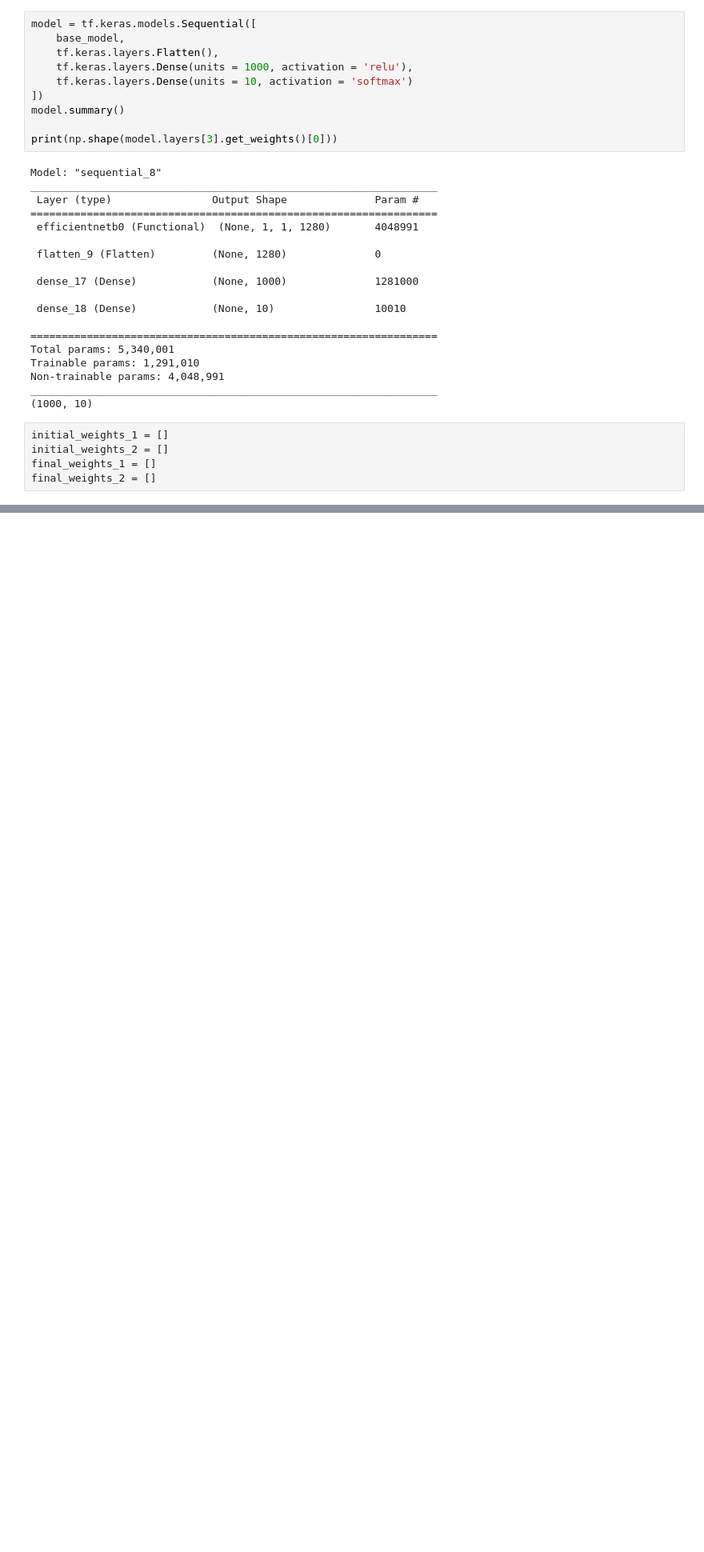
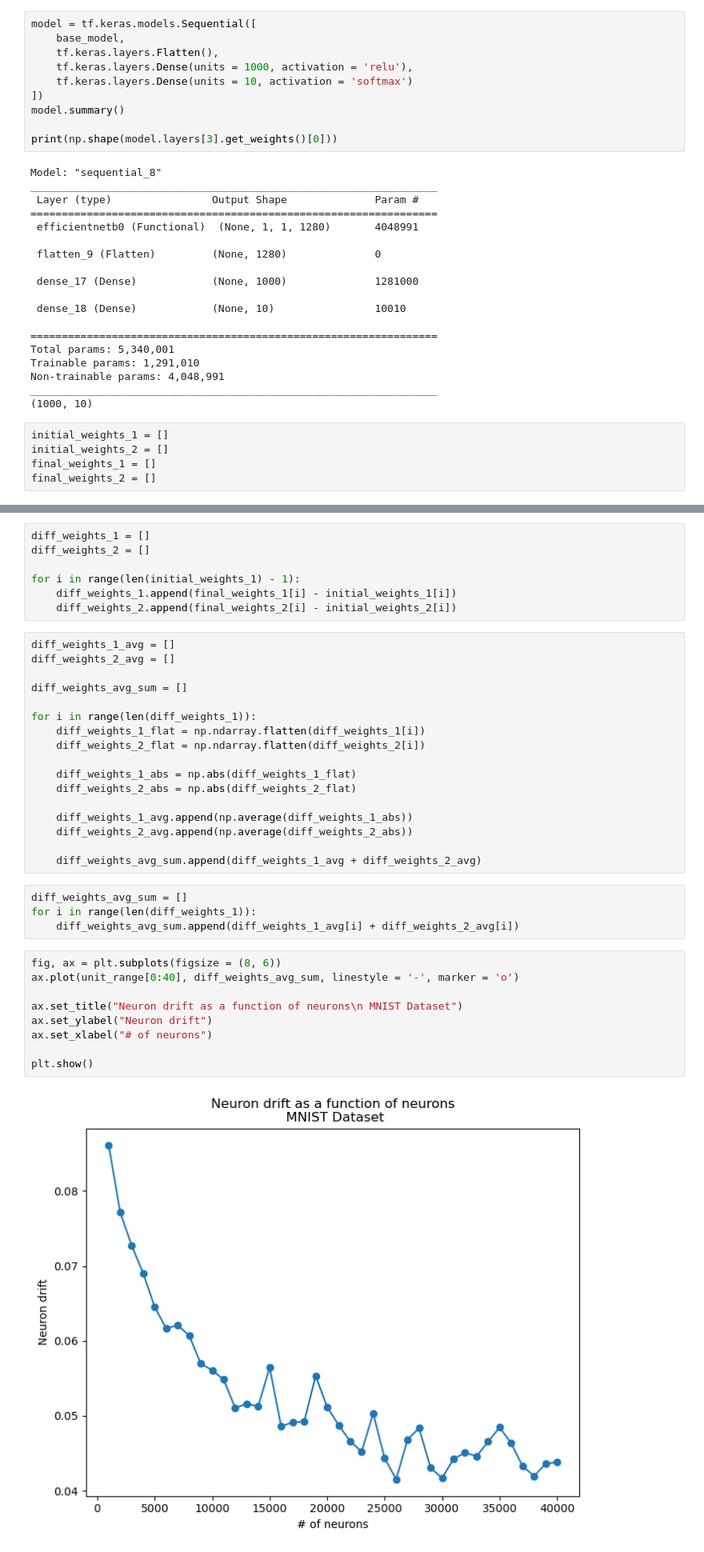
Before and after one commit to Kennethm-spec/Exploring-the-Limits-of-Lazy-Training-in-Neural-Networks, a Jupyter notebook: sample_loss.ipynb, the cells around one changed output, grey strips where cells are left out. Shown at 80% size. Saved outputs shown, nothing was run; the diff lists cells and outputs as text; blank space fills up the shorter version.

Commit message:
MNIST lazy training exhibited

```diff
--- a/sample_loss.ipynb
+++ b/sample_loss.ipynb
@@ -176,0 +178,39 @@ Epoch 4/5
+# %%
+diff_weights_1 = []
+diff_weights_2 = []
+
+for i in range(len(initial_weights_1) - 1):
+    diff_weights_1.append(final_weights_1[i] - initial_weights_1[i])
+    diff_weights_2.append(final_weights_2[i] - initial_weights_2[i])
+# %%
+diff_weights_1_avg = []
+diff_weights_2_avg = []
+
+diff_weights_avg_sum = []
+
+for i in range(len(diff_weights_1)):
+    diff_weights_1_flat = np.ndarray.flatten(diff_weights_1[i])
+    diff_weights_2_flat = np.ndarray.flatten(diff_weights_2[i])
+
+    diff_weights_1_abs = np.abs(diff_weights_1_flat)
+    diff_weights_2_abs = np.abs(diff_weights_2_flat)
+
+    diff_weights_1_avg.append(np.average(diff_weights_1_abs))
+    diff_weights_2_avg.append(np.average(diff_weights_2_abs))
+
+    diff_weights_avg_sum.append(diff_weights_1_avg + diff_weights_2_avg)
+# %%
+diff_weights_avg_sum = []
+for i in range(len(diff_weights_1)):
+    diff_weights_avg_sum.append(diff_weights_1_avg[i] + diff_weights_2_avg[i])
+# %%
+fig, ax = plt.subplots(figsize = (8, 6))
+ax.plot(unit_range[0:40], diff_weights_avg_sum, linestyle = '-', marker = 'o')
+
+ax.set_title("Neuron drift as a function of neurons\n MNIST Dataset")
+ax.set_ylabel("Neuron drift")
+ax.set_xlabel("# of neurons")
+
+plt.show()
+# %% [output]
+[figure, added]
```
Also changed, not shown: parts of 8 cells of this notebook.
